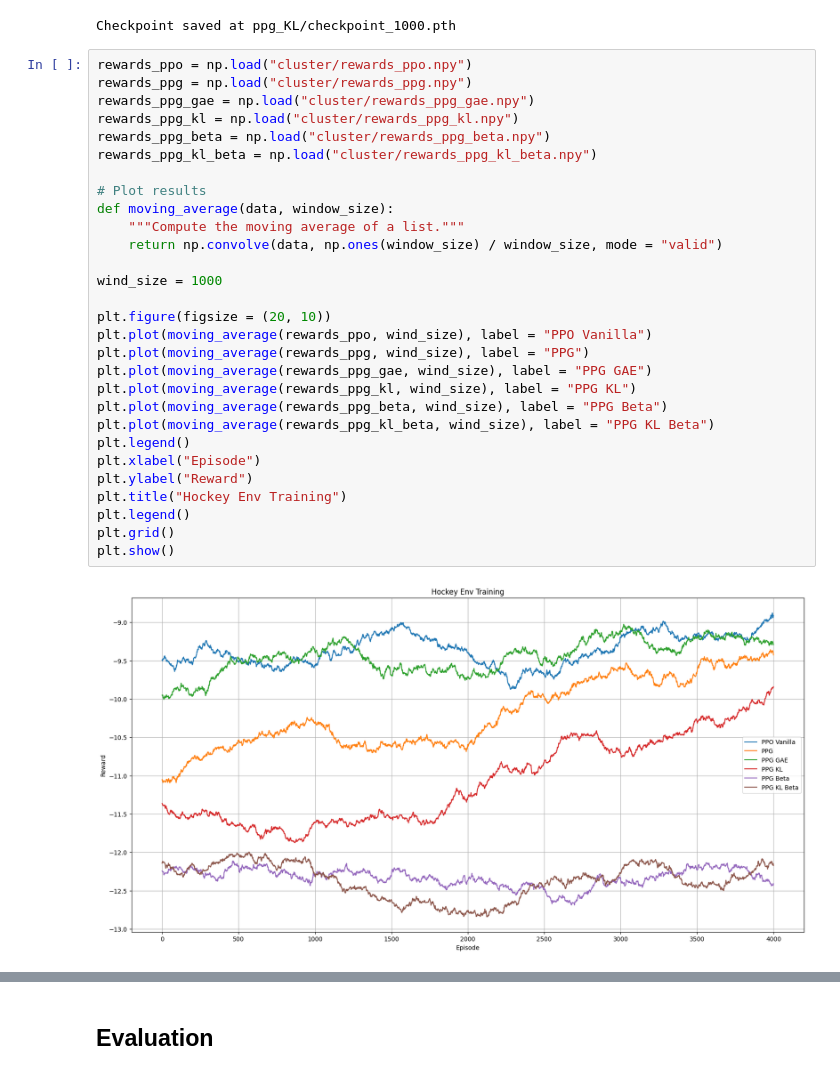
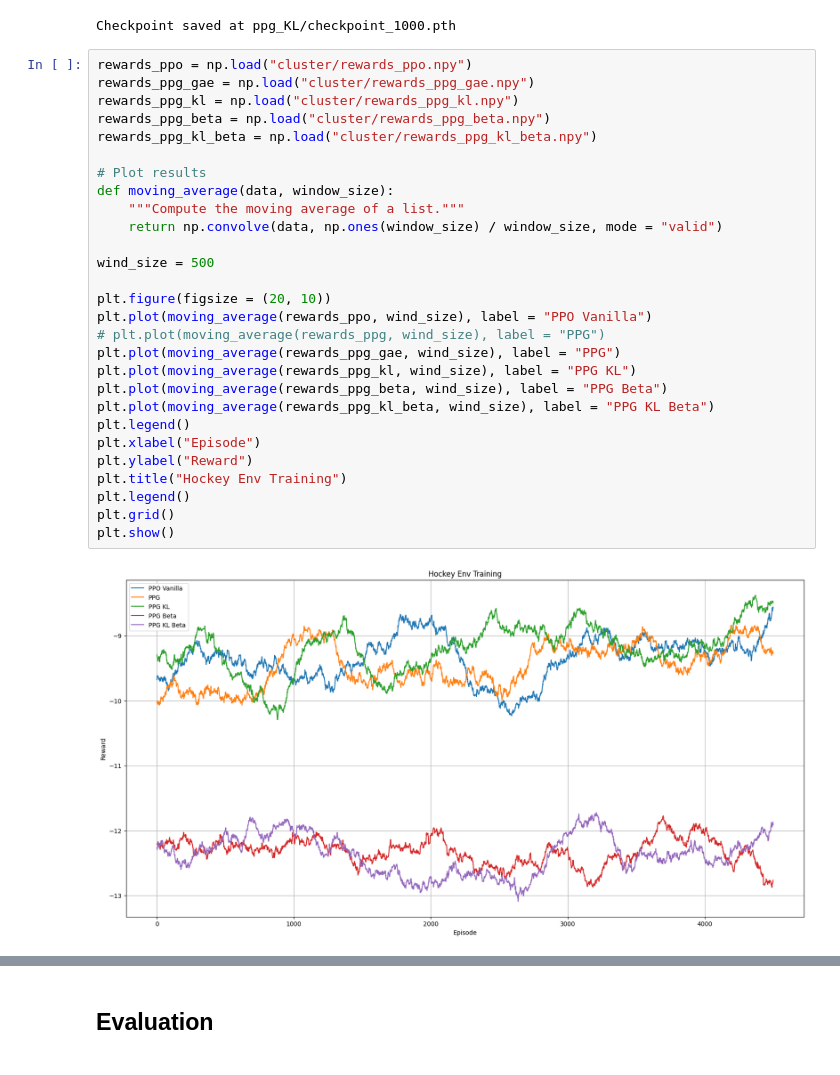
Before and after one commit to kimmizi/PuckAI, a Jupyter notebook: exp/Documentation_RL_Project.ipynb, the cells around one changed output, grey strips where cells are left out. Cells and saved outputs as stored; diff of their text form.

```diff
--- a/exp/Documentation_RL_Project.ipynb
+++ b/exp/Documentation_RL_Project.ipynb
@@ -697,35 +785,34 @@ ppg_KL.save_checkpoint("ppg_KL", 1000)
 Checkpoint saved at ppg_KL/checkpoint_1000.pth
 # %%
 rewards_ppo = np.load("cluster/rewards_ppo.npy")
-rewards_ppg = np.load("cluster/rewards_ppg.npy")
 rewards_ppg_gae = np.load("cluster/rewards_ppg_gae.npy")
 rewards_ppg_kl = np.load("cluster/rewards_ppg_kl.npy")
 rewards_ppg_beta = np.load("cluster/rewards_ppg_beta.npy")
 rewards_ppg_kl_beta = np.load("cluster/rewards_ppg_kl_beta.npy")
 
 # Plot results
 def moving_average(data, window_size):
     """Compute the moving average of a list."""
     return np.convolve(data, np.ones(window_size) / window_size, mode = "valid")
 
-wind_size = 1000
+wind_size = 500
 
 plt.figure(figsize = (20, 10))
 plt.plot(moving_average(rewards_ppo, wind_size), label = "PPO Vanilla")
-plt.plot(moving_average(rewards_ppg, wind_size), label = "PPG")
-plt.plot(moving_average(rewards_ppg_gae, wind_size), label = "PPG GAE")
+# plt.plot(moving_average(rewards_ppg, wind_size), label = "PPG")
+plt.plot(moving_average(rewards_ppg_gae, wind_size), label = "PPG")
 plt.plot(moving_average(rewards_ppg_kl, wind_size), label = "PPG KL")
 plt.plot(moving_average(rewards_ppg_beta, wind_size), label = "PPG Beta")
 plt.plot(moving_average(rewards_ppg_kl_beta, wind_size), label = "PPG KL Beta")
 plt.legend()
 plt.xlabel("Episode")
 plt.ylabel("Reward")
 plt.title("Hockey Env Training")
 plt.legend()
 plt.grid()
 plt.show()
 # %% [output]
-[figure, old version]
+[figure, new version]
 # %%
 # calc average reward
 def average_reward(rewards):
```
Also changed, not shown: parts of 55 cells of this notebook, 20 other files.
